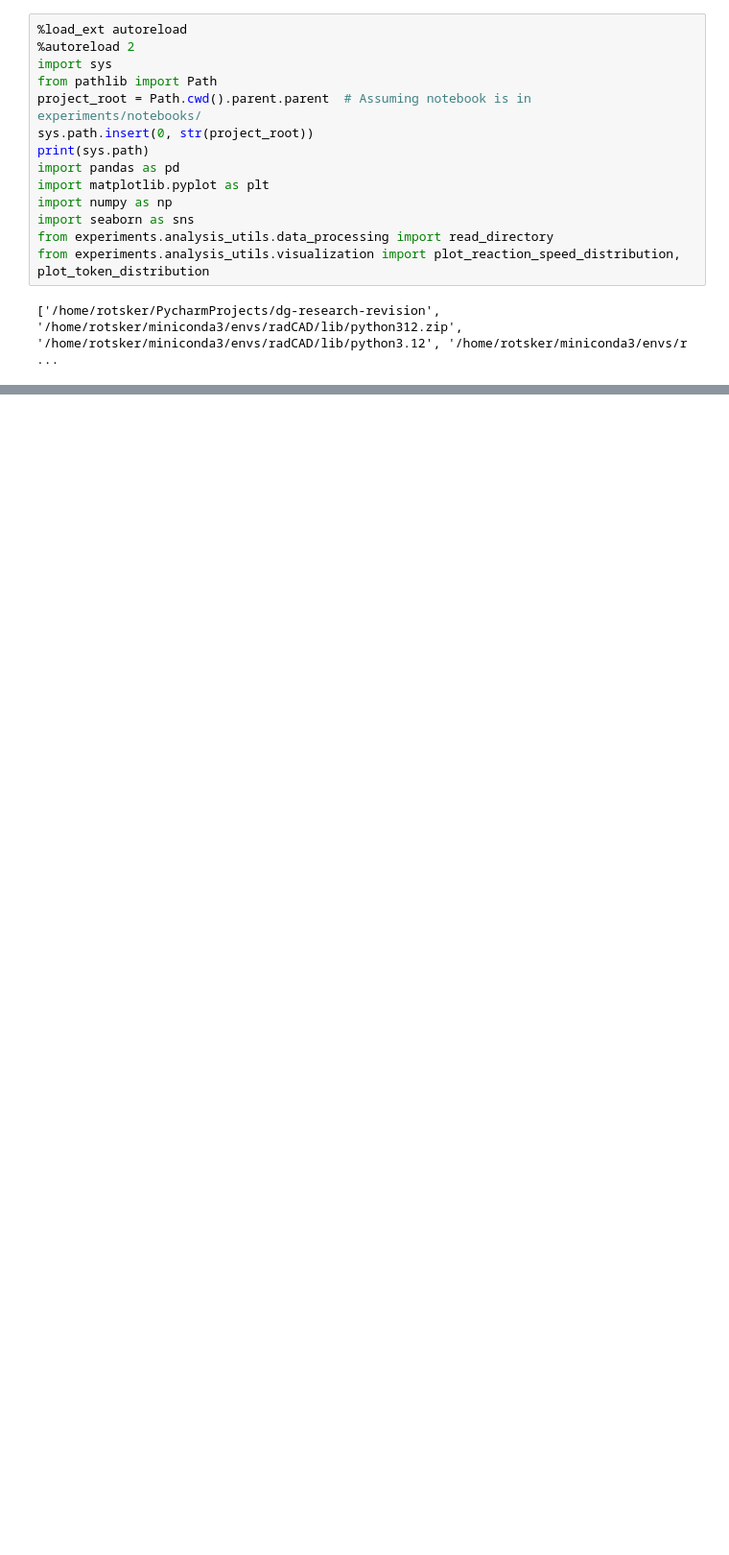
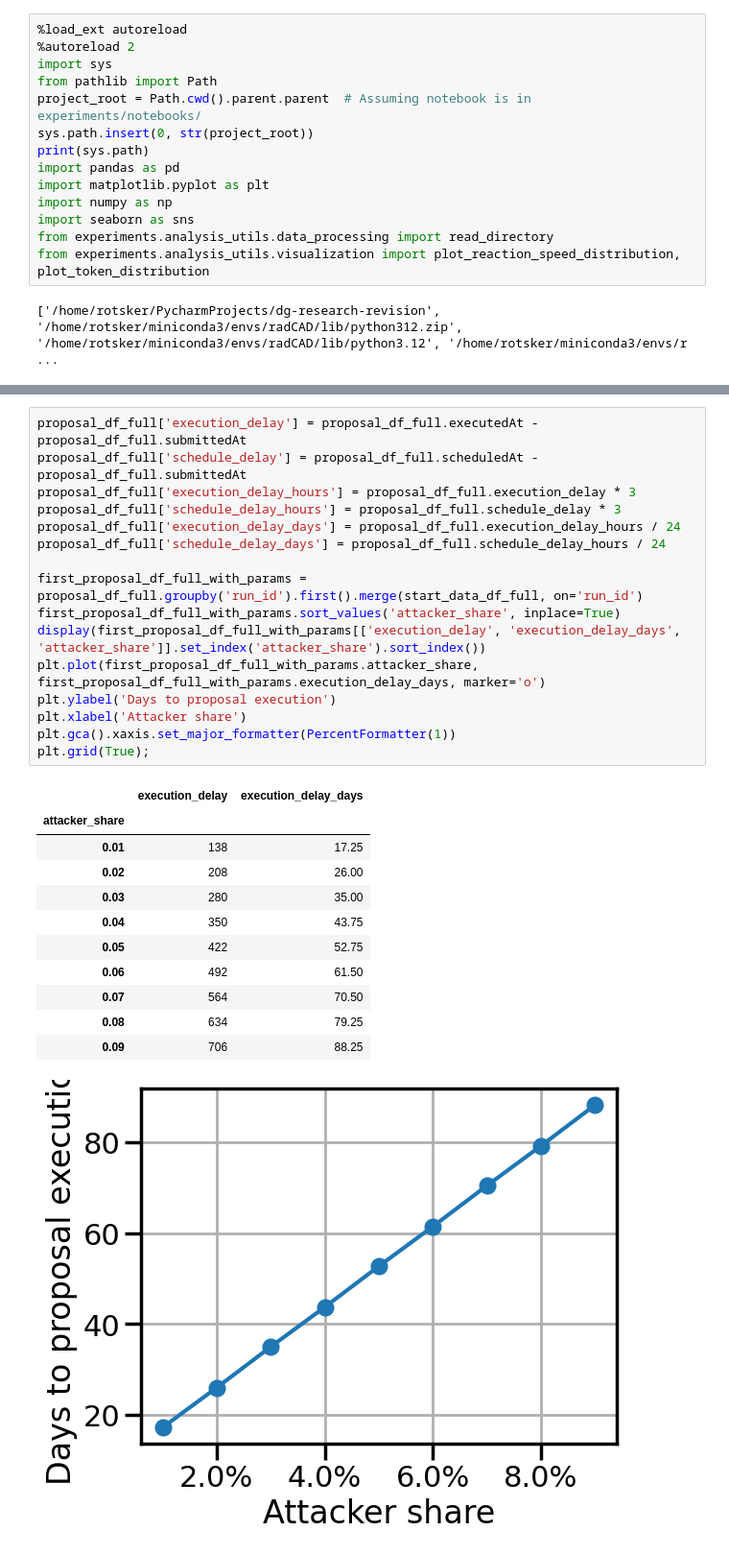
Before and after one commit to collectif-dao/dg-research, a Jupyter notebook: experiments/notebooks/clean_notebook_vetoloop.ipynb, the cells around one changed output, grey strips where cells are left out. Shown: that part at 96% size. Drawn from its saved outputs; the diff is of its cells as text; blank space fills up the shorter version.

```diff
--- a/experiments/notebooks/clean_notebook_vetoloop.ipynb
+++ b/experiments/notebooks/clean_notebook_vetoloop.ipynb
@@ -137,0 +65,29 @@ Minimal and maximal execution delays for a proposal submitted in VetoSignalling
+# %%
+proposal_df_full['execution_delay'] = proposal_df_full.executedAt - proposal_df_full.submittedAt
+proposal_df_full['schedule_delay'] = proposal_df_full.scheduledAt - proposal_df_full.submittedAt
+proposal_df_full['execution_delay_hours'] = proposal_df_full.execution_delay * 3
+proposal_df_full['schedule_delay_hours'] = proposal_df_full.schedule_delay * 3
+proposal_df_full['execution_delay_days'] = proposal_df_full.execution_delay_hours / 24
+proposal_df_full['schedule_delay_days'] = proposal_df_full.schedule_delay_hours / 24
+
+first_proposal_df_full_with_params = proposal_df_full.groupby('run_id').first().merge(start_data_df_full, on='run_id')
+first_proposal_df_full_with_params.sort_values('attacker_share', inplace=True)
+display(first_proposal_df_full_with_params[['execution_delay', 'execution_delay_days', 'attacker_share']].set_index('attacker_share').sort_index())
+plt.plot(first_proposal_df_full_with_params.attacker_share, first_proposal_df_full_with_params.execution_delay_days, marker='o')
+plt.ylabel('Days to proposal execution')
+plt.xlabel('Attacker share')
+plt.gca().xaxis.set_major_formatter(PercentFormatter(1))
+plt.grid(True);
+# %% [output]
+|  | execution_delay | execution_delay_days |
+| attacker_share |  |  |
+| 0.01 | 138 | 17.25 |
+| 0.02 | 208 | 26.00 |
+| 0.03 | 280 | 35.00 |
+| 0.04 | 350 | 43.75 |
+| 0.05 | 422 | 52.75 |
+| 0.06 | 492 | 61.50 |
+| 0.07 | 564 | 70.50 |
+| 0.08 | 634 | 79.25 |
+| 0.09 | 706 | 88.25 |
+[figure, added]
```
Also changed, not shown: parts of 15 cells of this notebook, 2 other files.
